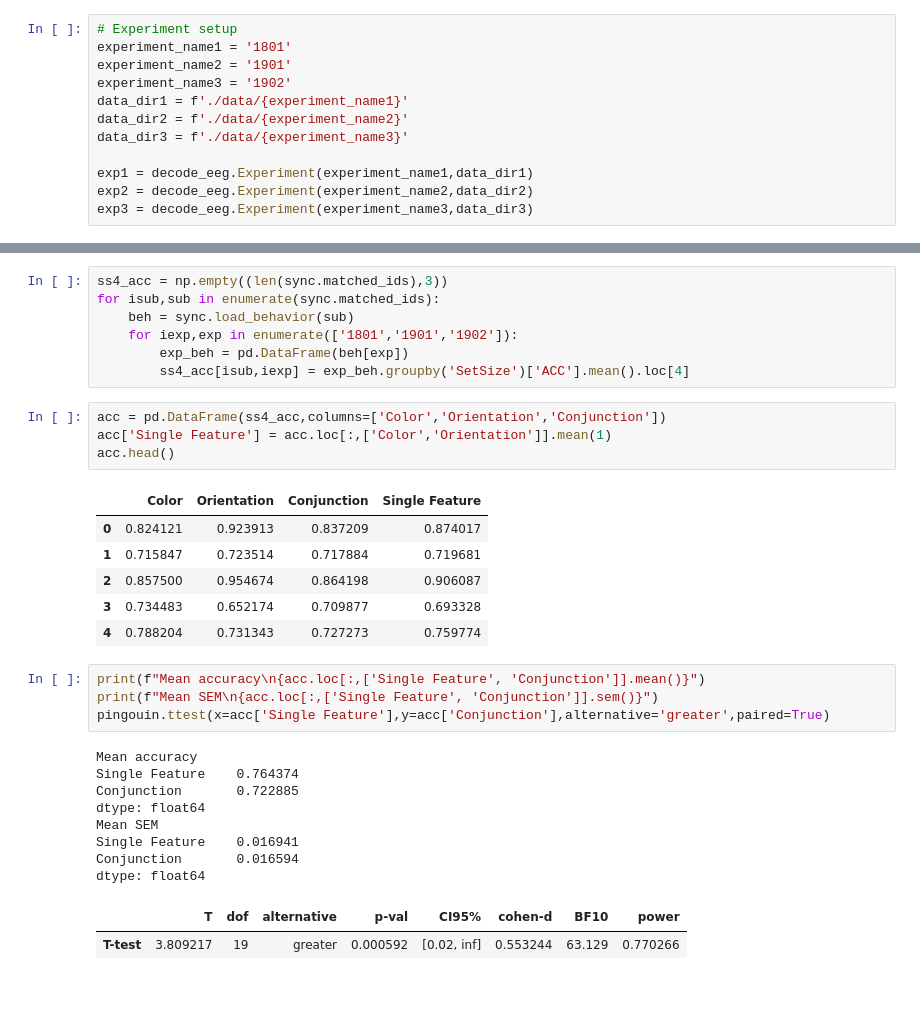
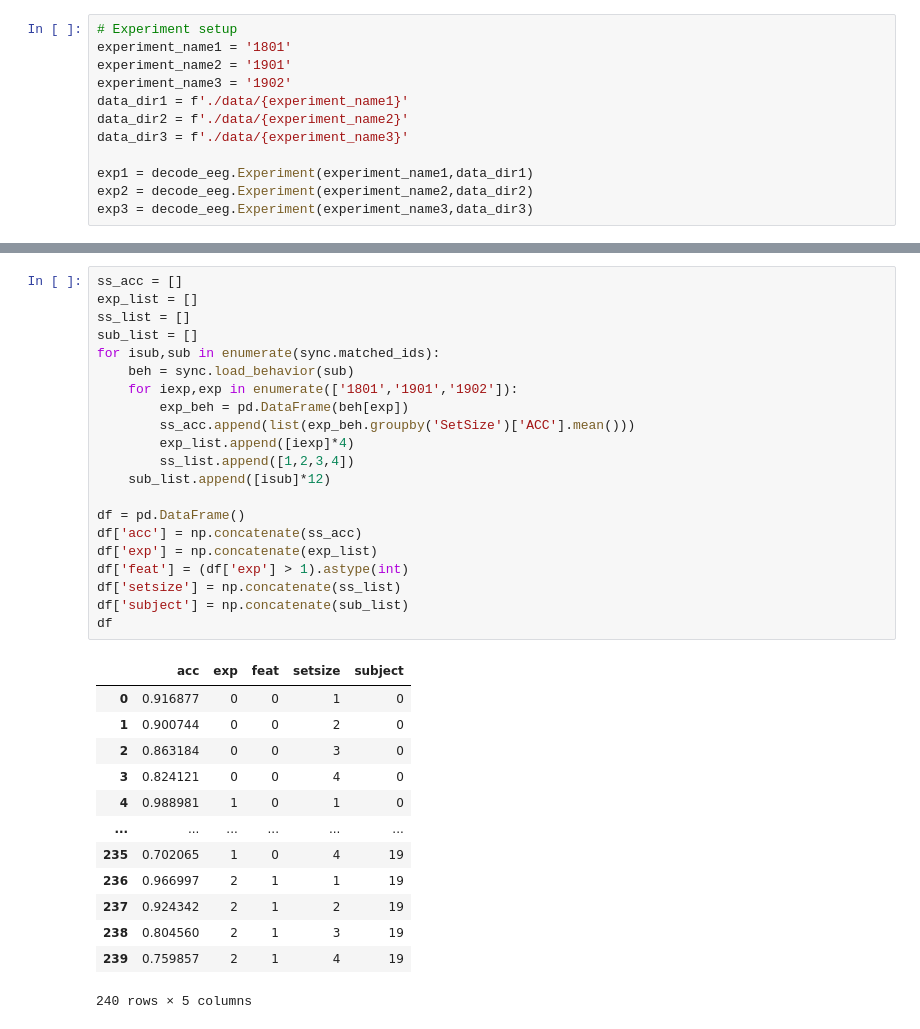
Before and after one commit to WilliamThyer/Thyer-et-al-2021, a Jupyter notebook: behavior_analysis.ipynb, the cells around one changed output, grey strips where cells are left out. Drawn from its saved outputs; the diff is of its cells as text; blank space fills up the shorter version.

```diff
--- a/behavior_analysis.ipynb
+++ b/behavior_analysis.ipynb
@@ -420,33 +366,35 @@ clfr = decode_eeg.Classification(wrangl,sync.nsub)
 # %%
-ss4_acc = np.empty((len(sync.matched_ids),3))
+ss_acc = []
+exp_list = []
+ss_list = []
+sub_list = []
 for isub,sub in enumerate(sync.matched_ids):
     beh = sync.load_behavior(sub)
     for iexp,exp in enumerate(['1801','1901','1902']):
         exp_beh = pd.DataFrame(beh[exp])
-        ss4_acc[isub,iexp] = exp_beh.groupby('SetSize')['ACC'].mean().loc[4]
+        ss_acc.append(list(exp_beh.groupby('SetSize')['ACC'].mean()))
+        exp_list.append([iexp]*4)
+        ss_list.append([1,2,3,4])
+    sub_list.append([isub]*12)
+
+df = pd.DataFrame()
+df['acc'] = np.concatenate(ss_acc)
+df['exp'] = np.concatenate(exp_list)
+df['feat'] = (df['exp'] > 1).astype(int)
+df['setsize'] = np.concatenate(ss_list)
+df['subject'] = np.concatenate(sub_list)
+df
+# %% [output]
+|  | acc | exp | feat | setsize | subject |
+| 0 | 0.916877 | 0 | 0 | 1 | 0 |
+| 1 | 0.900744 | 0 | 0 | 2 | 0 |
+| 2 | 0.863184 | 0 | 0 | 3 | 0 |
+| 3 | 0.824121 | 0 | 0 | 4 | 0 |
+| 4 | 0.988981 | 1 | 0 | 1 | 0 |
+| ... | ... | ... | ... | ... | ... |
+| 235 | 0.702065 | 1 | 0 | 4 | 19 |
+| 236 | 0.966997 | 2 | 1 | 1 | 19 |
+| 237 | 0.924342 | 2 | 1 | 2 | 19 |
+| 238 | 0.804560 | 2 | 1 | 3 | 19 |
+| 239 | 0.759857 | 2 | 1 | 4 | 19 |
+240 rows × 5 columns
-# %%
-acc = pd.DataFrame(ss4_acc,columns=['Color','Orientation','Conjunction'])
-acc['Single Feature'] = acc.loc[:,['Color','Orientation']].mean(1)
-acc.head()
-# %% [output]
-|  | Color | Orientation | Conjunction | Single Feature |
-| 0 | 0.824121 | 0.923913 | 0.837209 | 0.874017 |
-| 1 | 0.715847 | 0.723514 | 0.717884 | 0.719681 |
-| 2 | 0.857500 | 0.954674 | 0.864198 | 0.906087 |
-| 3 | 0.734483 | 0.652174 | 0.709877 | 0.693328 |
-| 4 | 0.788204 | 0.731343 | 0.727273 | 0.759774 |
-# %%
-print(f"Mean accuracy\n{acc.loc[:,['Single Feature', 'Conjunction']].mean()}")
-print(f"Mean SEM\n{acc.loc[:,['Single Feature', 'Conjunction']].sem()}")
-pingouin.ttest(x=acc['Single Feature'],y=acc['Conjunction'],alternative='greater',paired=True)
-# %% [output]
-Mean accuracy
-Single Feature    0.764374
-Conjunction       0.722885
-dtype: float64
-Mean SEM
-Single Feature    0.016941
-Conjunction       0.016594
-dtype: float64
-|  | T | dof | alternative | p-val | CI95% | cohen-d | BF10 | power |
-| T-test | 3.809217 | 19 | greater | 0.000592 | [0.02, inf] | 0.553244 | 63.129 | 0.770266 |
```
Also changed, not shown: parts of 24 cells of this notebook.
